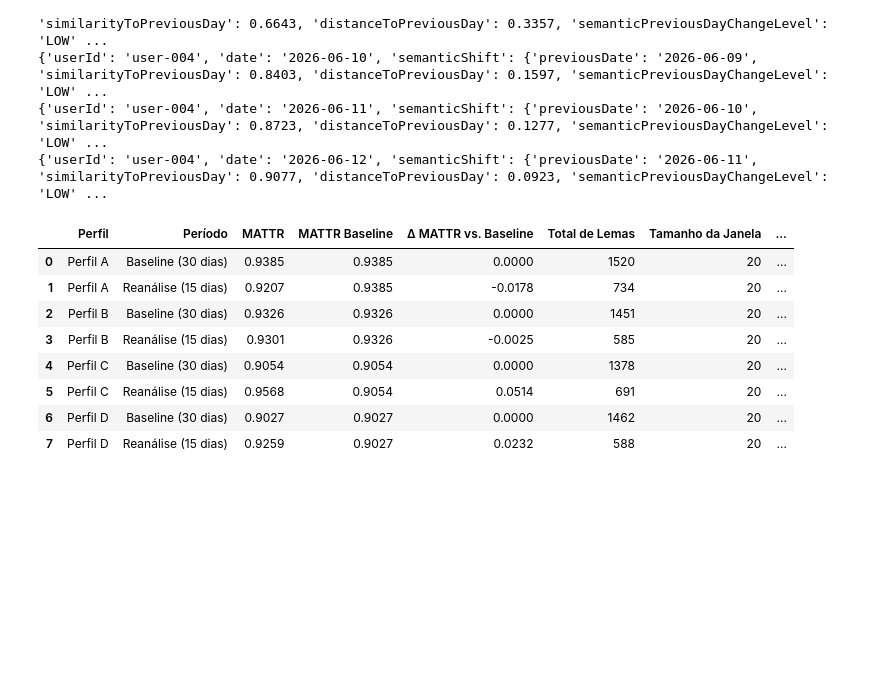
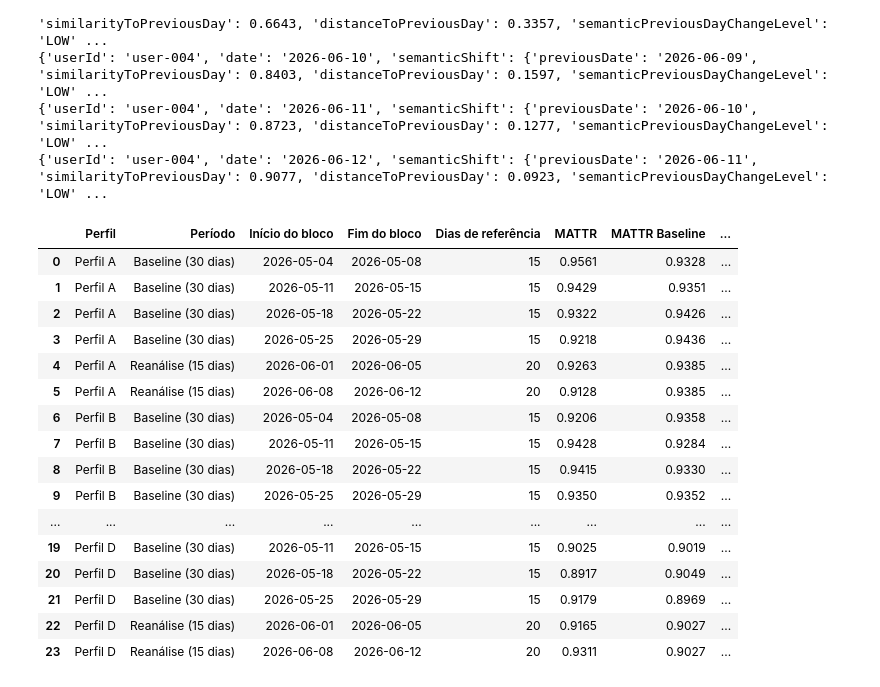
Before and after one commit to tainacbueno/WorkSense, a Jupyter notebook: Scripts/Pré-Processamento.ipynb, the cells around one changed output. Cells and saved outputs as stored; diff of their text form; code cells hidden in the pictures; blank space fills up the shorter version.

Commit message:
fix: correct linguistic baseline self-reference

```diff
--- a/Scripts/Pré-Processamento.ipynb
+++ b/Scripts/Pré-Processamento.ipynb
@@ -714,6 +720,9 @@ mattr_table = pd.DataFrame([
     {
         "Perfil": PROFILE_NAMES.get(item["userId"], item["userId"]),
         "Período": PERIOD_NAMES.get(item["period"], item["period"]),
+        "Início do bloco": item["startDate"],
+        "Fim do bloco": item["endDate"],
+        "Dias de referência": item["referenceSampleDays"],
         "MATTR": item.get("lexicalDiversityMattr"),
         "MATTR Baseline": item.get("baselineLexicalDiversityMattr"),
         "Δ MATTR vs. Baseline": (
@@ -729,43 +738,51 @@ mattr_table = pd.DataFrame([
         "Total de Lemas": item.get("totalLemmas"),
         "Tamanho da Janela": item.get("mattrWindowSize"),
         "Janelas MATTR": item.get("mattrWindowCount"),
         "Amostra Suficiente": item.get("sampleSufficient"),
     }
     for item in lexical_diversity_period_results
 ])
 
 profile_order = ["Perfil A", "Perfil B", "Perfil C", "Perfil D"]
 period_order = ["Baseline (30 dias)", "Reanálise (15 dias)"]
 
 mattr_table["Perfil"] = pd.Categorical(
     mattr_table["Perfil"],
     categories=profile_order,
     ordered=True,
 )
 
 mattr_table["Período"] = pd.Categorical(
     mattr_table["Período"],
     categories=period_order,
     ordered=True,
 )
 
 mattr_table = (
     mattr_table
-    .sort_values(["Perfil", "Período"])
+    .sort_values(["Perfil", "Período", "Início do bloco"])
     .reset_index(drop=True)
 )
 
 display(mattr_table)
 # %% [output]
-|  | Perfil | Período | MATTR | MATTR Baseline | Δ MATTR vs. Baseline | Total de Lemas | Tamanho da Janela | ... |
-| 0 | Perfil A | Baseline (30 dias) | 0.9385 | 0.9385 | 0.0000 | 1520 | 20 | ... |
-| 1 | Perfil A | Reanálise (15 dias) | 0.9207 | 0.9385 | -0.0178 | 734 | 20 | ... |
-| 2 | Perfil B | Baseline (30 dias) | 0.9326 | 0.9326 | 0.0000 | 1451 | 20 | ... |
-| 3 | Perfil B | Reanálise (15 dias) | 0.9301 | 0.9326 | -0.0025 | 585 | 20 | ... |
-| 4 | Perfil C | Baseline (30 dias) | 0.9054 | 0.9054 | 0.0000 | 1378 | 20 | ... |
-| 5 | Perfil C | Reanálise (15 dias) | 0.9568 | 0.9054 | 0.0514 | 691 | 20 | ... |
-| 6 | Perfil D | Baseline (30 dias) | 0.9027 | 0.9027 | 0.0000 | 1462 | 20 | ... |
-| 7 | Perfil D | Reanálise (15 dias) | 0.9259 | 0.9027 | 0.0232 | 588 | 20 | ... |
+|  | Perfil | Período | Início do bloco | Fim do bloco | Dias de referência | MATTR | MATTR Baseline | ... |
+| 0 | Perfil A | Baseline (30 dias) | 2026-05-04 | 2026-05-08 | 15 | 0.9561 | 0.9328 | ... |
+| 1 | Perfil A | Baseline (30 dias) | 2026-05-11 | 2026-05-15 | 15 | 0.9429 | 0.9351 | ... |
+| 2 | Perfil A | Baseline (30 dias) | 2026-05-18 | 2026-05-22 | 15 | 0.9322 | 0.9426 | ... |
+| 3 | Perfil A | Baseline (30 dias) | 2026-05-25 | 2026-05-29 | 15 | 0.9218 | 0.9436 | ... |
+| 4 | Perfil A | Reanálise (15 dias) | 2026-06-01 | 2026-06-05 | 20 | 0.9263 | 0.9385 | ... |
+| 5 | Perfil A | Reanálise (15 dias) | 2026-06-08 | 2026-06-12 | 20 | 0.9128 | 0.9385 | ... |
+| 6 | Perfil B | Baseline (30 dias) | 2026-05-04 | 2026-05-08 | 15 | 0.9206 | 0.9358 | ... |
+| 7 | Perfil B | Baseline (30 dias) | 2026-05-11 | 2026-05-15 | 15 | 0.9428 | 0.9284 | ... |
+| 8 | Perfil B | Baseline (30 dias) | 2026-05-18 | 2026-05-22 | 15 | 0.9415 | 0.9330 | ... |
+| 9 | Perfil B | Baseline (30 dias) | 2026-05-25 | 2026-05-29 | 15 | 0.9350 | 0.9352 | ... |
+| ... | ... | ... | ... | ... | ... | ... | ... | ... |
+| 19 | Perfil D | Baseline (30 dias) | 2026-05-11 | 2026-05-15 | 15 | 0.9025 | 0.9019 | ... |
+| 20 | Perfil D | Baseline (30 dias) | 2026-05-18 | 2026-05-22 | 15 | 0.8917 | 0.9049 | ... |
+| 21 | Perfil D | Baseline (30 dias) | 2026-05-25 | 2026-05-29 | 15 | 0.9179 | 0.8969 | ... |
+| 22 | Perfil D | Reanálise (15 dias) | 2026-06-01 | 2026-06-05 | 20 | 0.9165 | 0.9027 | ... |
+| 23 | Perfil D | Reanálise (15 dias) | 2026-06-08 | 2026-06-12 | 20 | 0.9311 | 0.9027 | ... |
 # %%
 from collections import defaultdict
 import json
```
Also changed, not shown: parts of 1 cell of this notebook, 8 other files.
